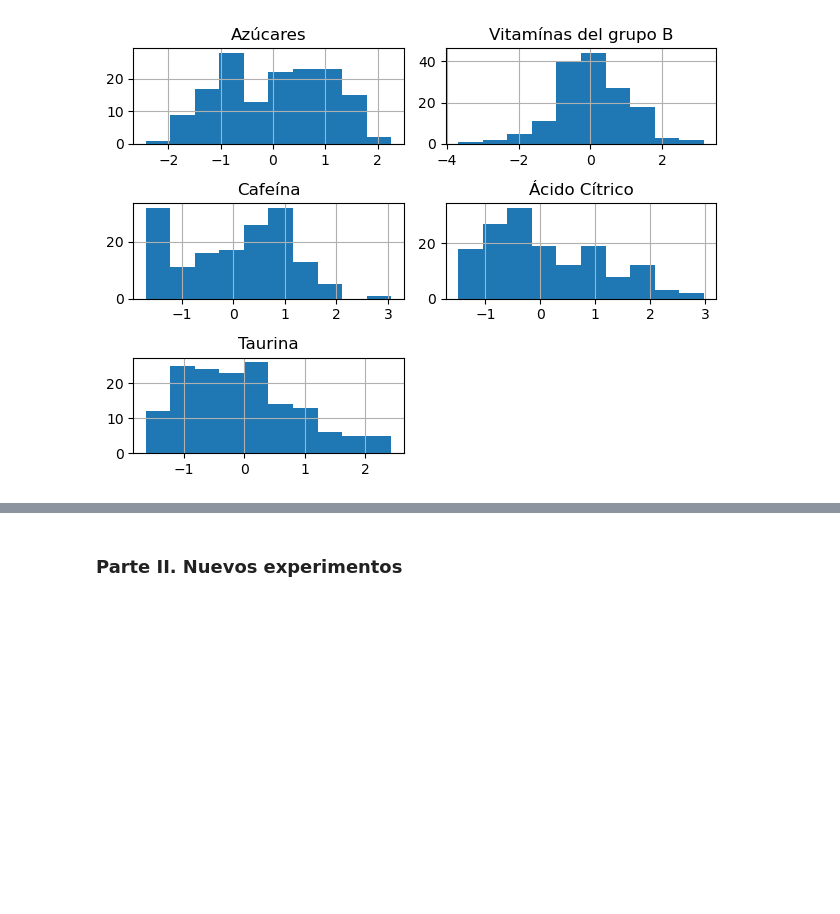
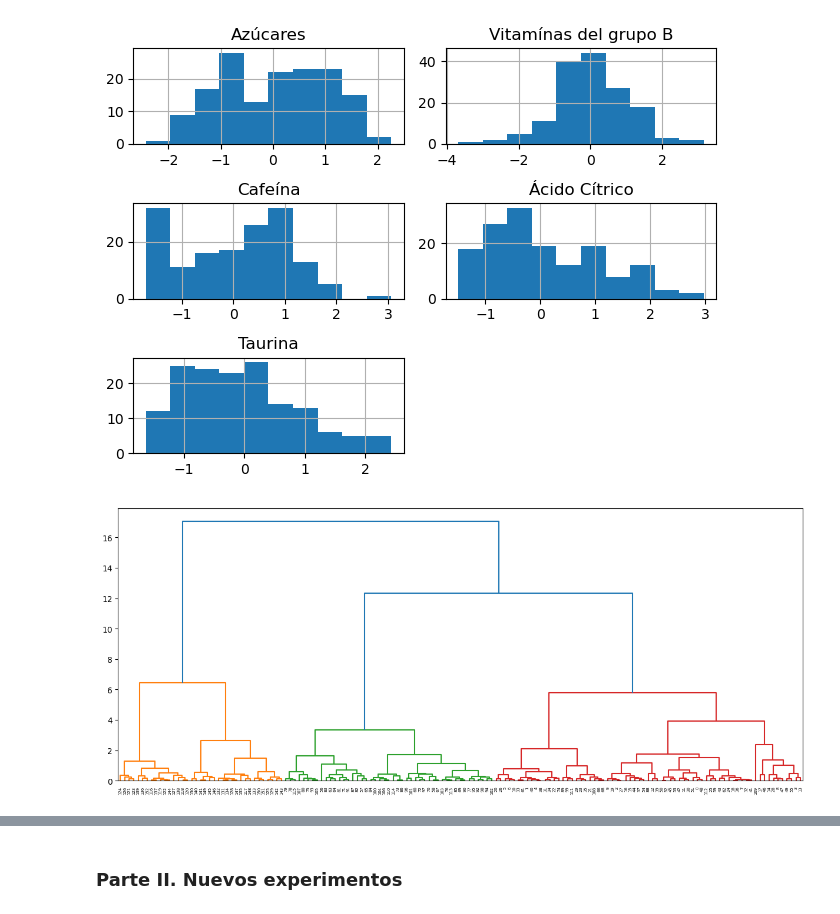
Before and after one commit to UnaiSalas/ONLINE_DS_THEBRIDGE_UNAI_SALAS, a Jupyter notebook: 04_Machine_Learning/Sprint_15/Unidad_02/Practica_Obligatoria/18_Practica_Obligatoria_Clustering_II.ipynb, the cells around one changed output, grey strips where cells are left out. Drawn from its saved outputs; the diff is of its cells as text; code cells hidden in the pictures; blank space fills up the shorter version.

```diff
--- a/04_Machine_Learning/Sprint_15/Unidad_02/Practica_Obligatoria/18_Practica_Obligatoria_Clustering_II.ipynb
+++ b/04_Machine_Learning/Sprint_15/Unidad_02/Practica_Obligatoria/18_Practica_Obligatoria_Clustering_II.ipynb
@@ -131,3 +131,12 @@ df.hist()
 plt.tight_layout()
 # %% [output]
 [figure]
+# %%
+features = ["Taurina", "Cafeína"]
+all_features = df.columns.to_list()
+# %%
+link_method = linkage(df[features], method = 'ward')
+plt.figure(figsize =(15,6))
+dend = dendrogram(link_method)
+# %% [output]
+[figure, added]
```
Also changed, not shown: parts of 2 cells of this notebook, 9 other files.
